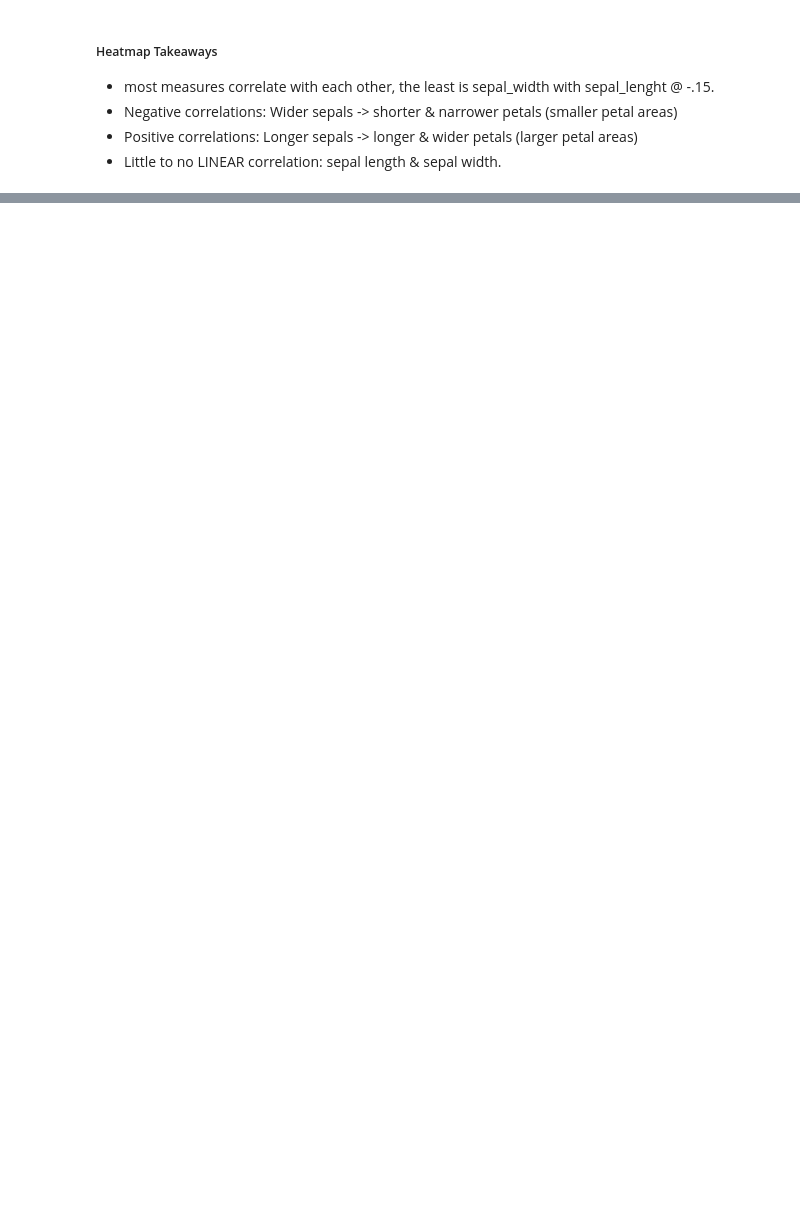
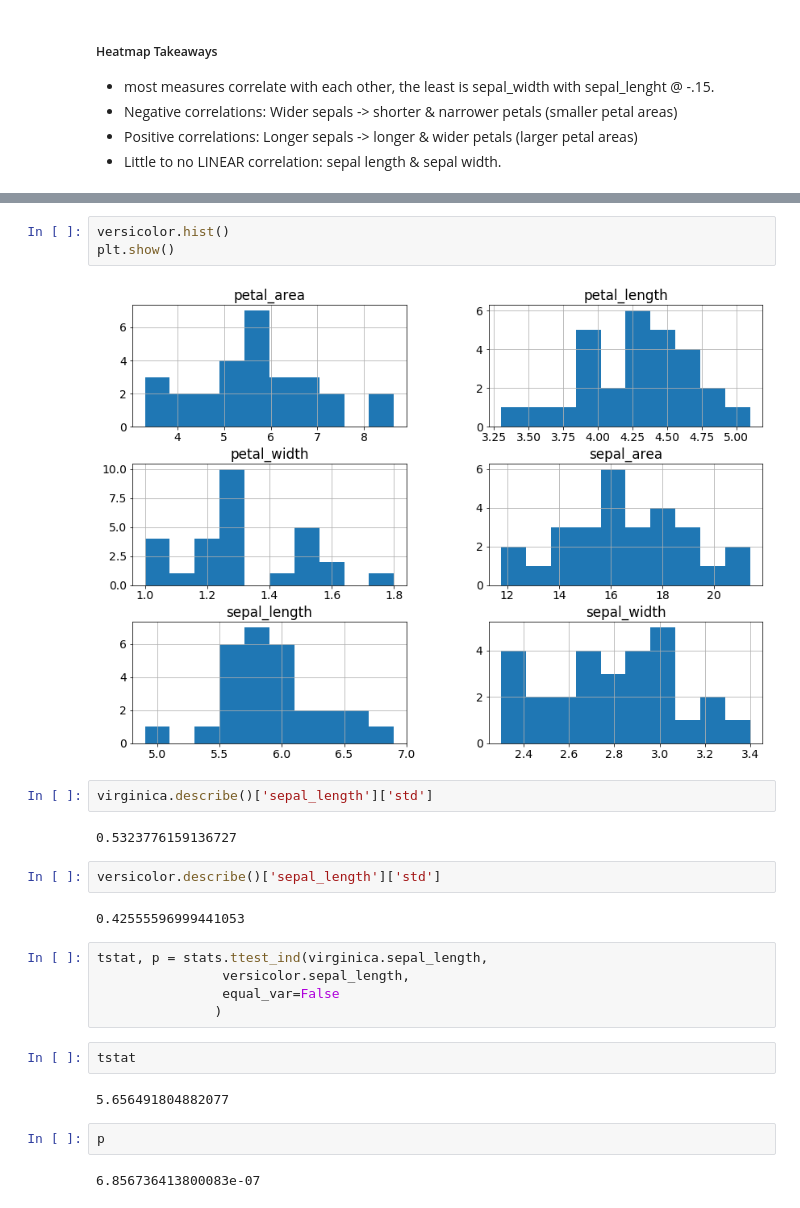
Before and after one commit to faithkane3/example_classification_project, a Jupyter notebook: initial_wrangle.ipynb, the cells around one changed output, grey strips where cells are left out. Drawn from its saved outputs; the diff is of its cells as text; blank space fills up the shorter version.

Commit message:
Commit updated readme and final notebook through eda before stats complete

```diff
--- a/initial_wrangle.ipynb
+++ b/initial_wrangle.ipynb
@@ -273,0 +337,26 @@ plt.show()
+# %%
+versicolor.hist()
+plt.show()
+# %% [output]
+[figure, added]
+# %%
+virginica.describe()['sepal_length']['std']
+# %% [output]
+0.5323776159136727
+# %%
+versicolor.describe()['sepal_length']['std']
+# %% [output]
+0.42555596999441053
+# %%
+tstat, p = stats.ttest_ind(virginica.sepal_length,
+                versicolor.sepal_length,
+                equal_var=False
+               )
+# %%
+tstat
+# %% [output]
+5.656491804882077
+# %%
+p
+# %% [output]
+6.856736413800083e-07
```
Also changed, not shown: parts of 14 cells of this notebook, 3 other files.
